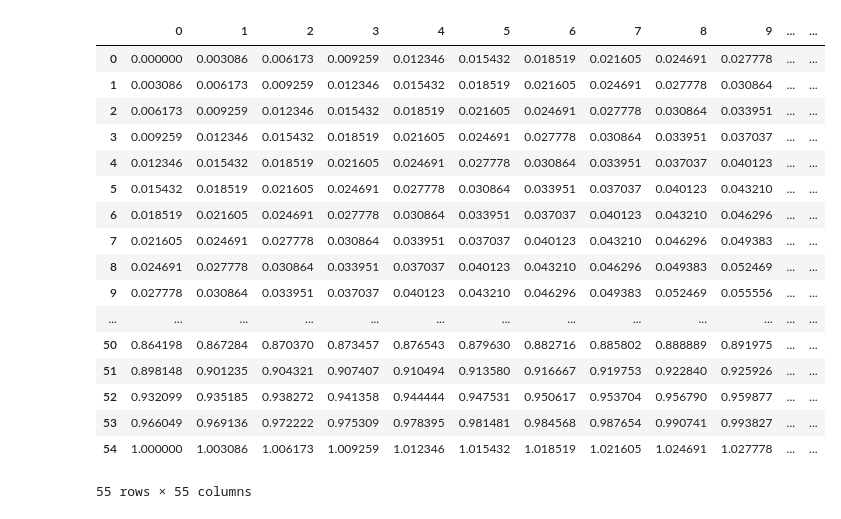
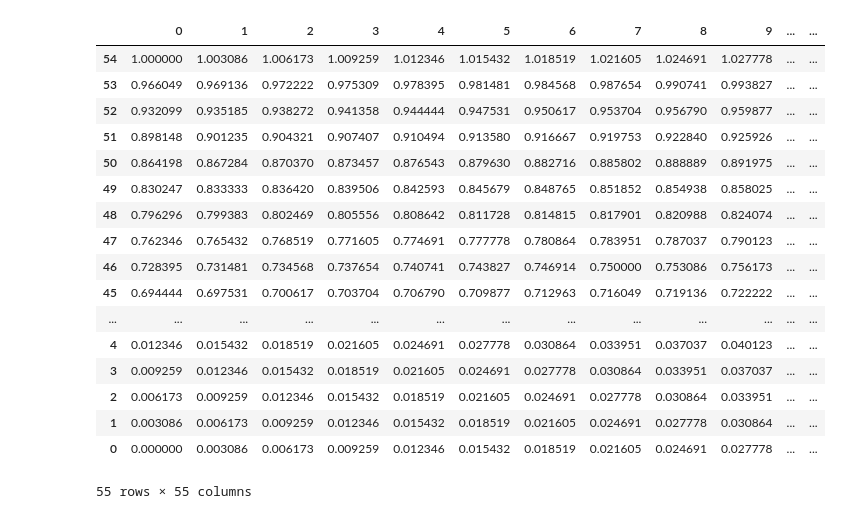
Before and after one commit to JPN5273hide/2DFEM, a Jupyter notebook: analysitic/analysitics.ipynb, the cells around one changed output. Drawn from its saved outputs; the diff is of its cells as text; code cells hidden in the pictures.

```diff
--- a/analysitic/analysitics.ipynb
+++ b/analysitic/analysitics.ipynb
@@ -5,23 +6,22 @@ import numpy as np
 # %%
-
 df = pd.read_csv('data/approximates.csv', header=None)
-df
+df.iloc[::-1]
 # %% [output]
 |  | 0 | 1 | 2 | 3 | 4 | 5 | 6 | 7 | 8 | 9 | ... | ... |
+| 54 | 1.000000 | 1.003086 | 1.006173 | 1.009259 | 1.012346 | 1.015432 | 1.018519 | 1.021605 | 1.024691 | 1.027778 | ... | ... |
+| 53 | 0.966049 | 0.969136 | 0.972222 | 0.975309 | 0.978395 | 0.981481 | 0.984568 | 0.987654 | 0.990741 | 0.993827 | ... | ... |
+| 52 | 0.932099 | 0.935185 | 0.938272 | 0.941358 | 0.944444 | 0.947531 | 0.950617 | 0.953704 | 0.956790 | 0.959877 | ... | ... |
+| 51 | 0.898148 | 0.901235 | 0.904321 | 0.907407 | 0.910494 | 0.913580 | 0.916667 | 0.919753 | 0.922840 | 0.925926 | ... | ... |
+| 50 | 0.864198 | 0.867284 | 0.870370 | 0.873457 | 0.876543 | 0.879630 | 0.882716 | 0.885802 | 0.888889 | 0.891975 | ... | ... |
+| 49 | 0.830247 | 0.833333 | 0.836420 | 0.839506 | 0.842593 | 0.845679 | 0.848765 | 0.851852 | 0.854938 | 0.858025 | ... | ... |
+| 48 | 0.796296 | 0.799383 | 0.802469 | 0.805556 | 0.808642 | 0.811728 | 0.814815 | 0.817901 | 0.820988 | 0.824074 | ... | ... |
+| 47 | 0.762346 | 0.765432 | 0.768519 | 0.771605 | 0.774691 | 0.777778 | 0.780864 | 0.783951 | 0.787037 | 0.790123 | ... | ... |
+| 46 | 0.728395 | 0.731481 | 0.734568 | 0.737654 | 0.740741 | 0.743827 | 0.746914 | 0.750000 | 0.753086 | 0.756173 | ... | ... |
+| 45 | 0.694444 | 0.697531 | 0.700617 | 0.703704 | 0.706790 | 0.709877 | 0.712963 | 0.716049 | 0.719136 | 0.722222 | ... | ... |
+| ... | ... | ... | ... | ... | ... | ... | ... | ... | ... | ... | ... | ... |
+| 4 | 0.012346 | 0.015432 | 0.018519 | 0.021605 | 0.024691 | 0.027778 | 0.030864 | 0.033951 | 0.037037 | 0.040123 | ... | ... |
+| 3 | 0.009259 | 0.012346 | 0.015432 | 0.018519 | 0.021605 | 0.024691 | 0.027778 | 0.030864 | 0.033951 | 0.037037 | ... | ... |
+| 2 | 0.006173 | 0.009259 | 0.012346 | 0.015432 | 0.018519 | 0.021605 | 0.024691 | 0.027778 | 0.030864 | 0.033951 | ... | ... |
+| 1 | 0.003086 | 0.006173 | 0.009259 | 0.012346 | 0.015432 | 0.018519 | 0.021605 | 0.024691 | 0.027778 | 0.030864 | ... | ... |
 | 0 | 0.000000 | 0.003086 | 0.006173 | 0.009259 | 0.012346 | 0.015432 | 0.018519 | 0.021605 | 0.024691 | 0.027778 | ... | ... |
-| 1 | 0.003086 | 0.006173 | 0.009259 | 0.012346 | 0.015432 | 0.018519 | 0.021605 | 0.024691 | 0.027778 | 0.030864 | ... | ... |
-| 2 | 0.006173 | 0.009259 | 0.012346 | 0.015432 | 0.018519 | 0.021605 | 0.024691 | 0.027778 | 0.030864 | 0.033951 | ... | ... |
-| 3 | 0.009259 | 0.012346 | 0.015432 | 0.018519 | 0.021605 | 0.024691 | 0.027778 | 0.030864 | 0.033951 | 0.037037 | ... | ... |
-| 4 | 0.012346 | 0.015432 | 0.018519 | 0.021605 | 0.024691 | 0.027778 | 0.030864 | 0.033951 | 0.037037 | 0.040123 | ... | ... |
-| 5 | 0.015432 | 0.018519 | 0.021605 | 0.024691 | 0.027778 | 0.030864 | 0.033951 | 0.037037 | 0.040123 | 0.043210 | ... | ... |
-| 6 | 0.018519 | 0.021605 | 0.024691 | 0.027778 | 0.030864 | 0.033951 | 0.037037 | 0.040123 | 0.043210 | 0.046296 | ... | ... |
-| 7 | 0.021605 | 0.024691 | 0.027778 | 0.030864 | 0.033951 | 0.037037 | 0.040123 | 0.043210 | 0.046296 | 0.049383 | ... | ... |
-| 8 | 0.024691 | 0.027778 | 0.030864 | 0.033951 | 0.037037 | 0.040123 | 0.043210 | 0.046296 | 0.049383 | 0.052469 | ... | ... |
-| 9 | 0.027778 | 0.030864 | 0.033951 | 0.037037 | 0.040123 | 0.043210 | 0.046296 | 0.049383 | 0.052469 | 0.055556 | ... | ... |
-| ... | ... | ... | ... | ... | ... | ... | ... | ... | ... | ... | ... | ... |
-| 50 | 0.864198 | 0.867284 | 0.870370 | 0.873457 | 0.876543 | 0.879630 | 0.882716 | 0.885802 | 0.888889 | 0.891975 | ... | ... |
-| 51 | 0.898148 | 0.901235 | 0.904321 | 0.907407 | 0.910494 | 0.913580 | 0.916667 | 0.919753 | 0.922840 | 0.925926 | ... | ... |
-| 52 | 0.932099 | 0.935185 | 0.938272 | 0.941358 | 0.944444 | 0.947531 | 0.950617 | 0.953704 | 0.956790 | 0.959877 | ... | ... |
-| 53 | 0.966049 | 0.969136 | 0.972222 | 0.975309 | 0.978395 | 0.981481 | 0.984568 | 0.987654 | 0.990741 | 0.993827 | ... | ... |
-| 54 | 1.000000 | 1.003086 | 1.006173 | 1.009259 | 1.012346 | 1.015432 | 1.018519 | 1.021605 | 1.024691 | 1.027778 | ... | ... |
 55 rows × 55 columns
```
Also changed, not shown: parts of 4 cells of this notebook, 16 other files.
